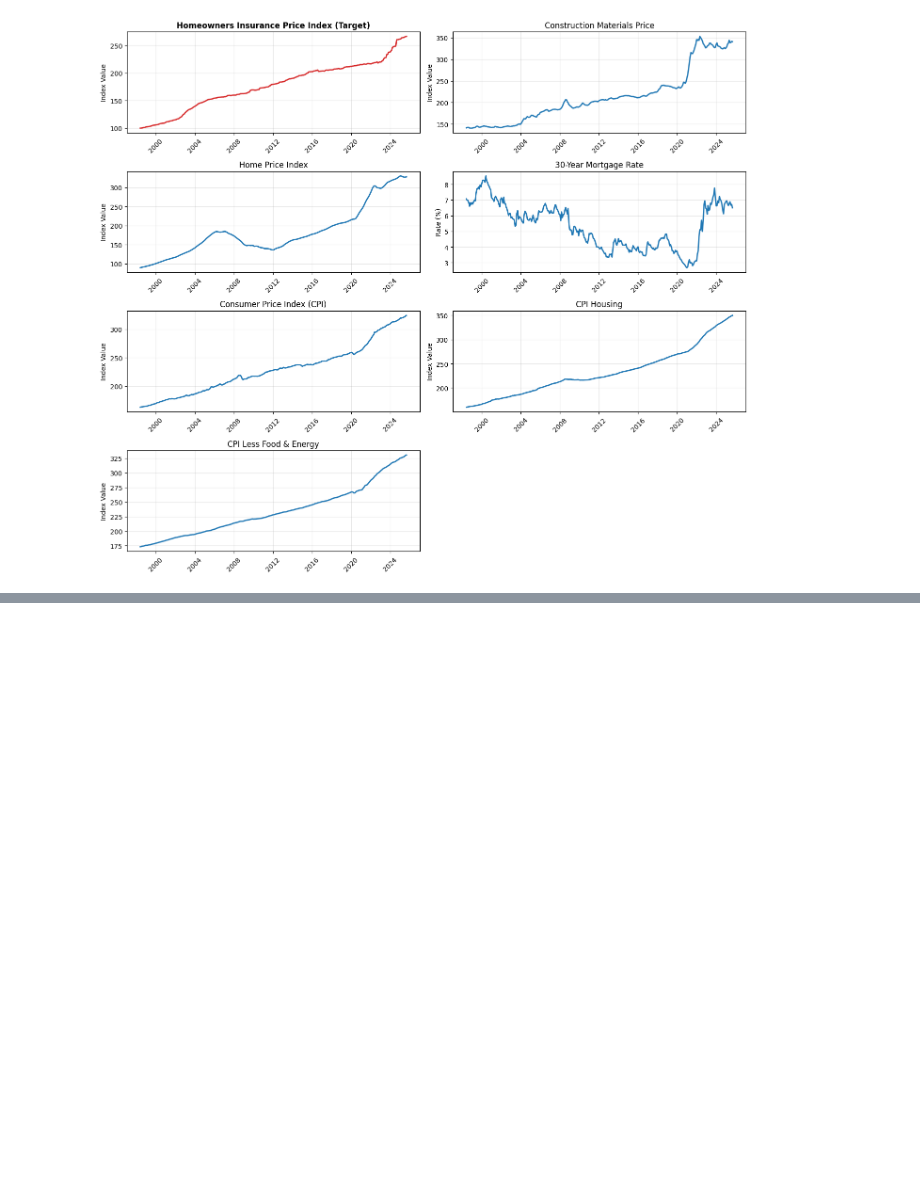
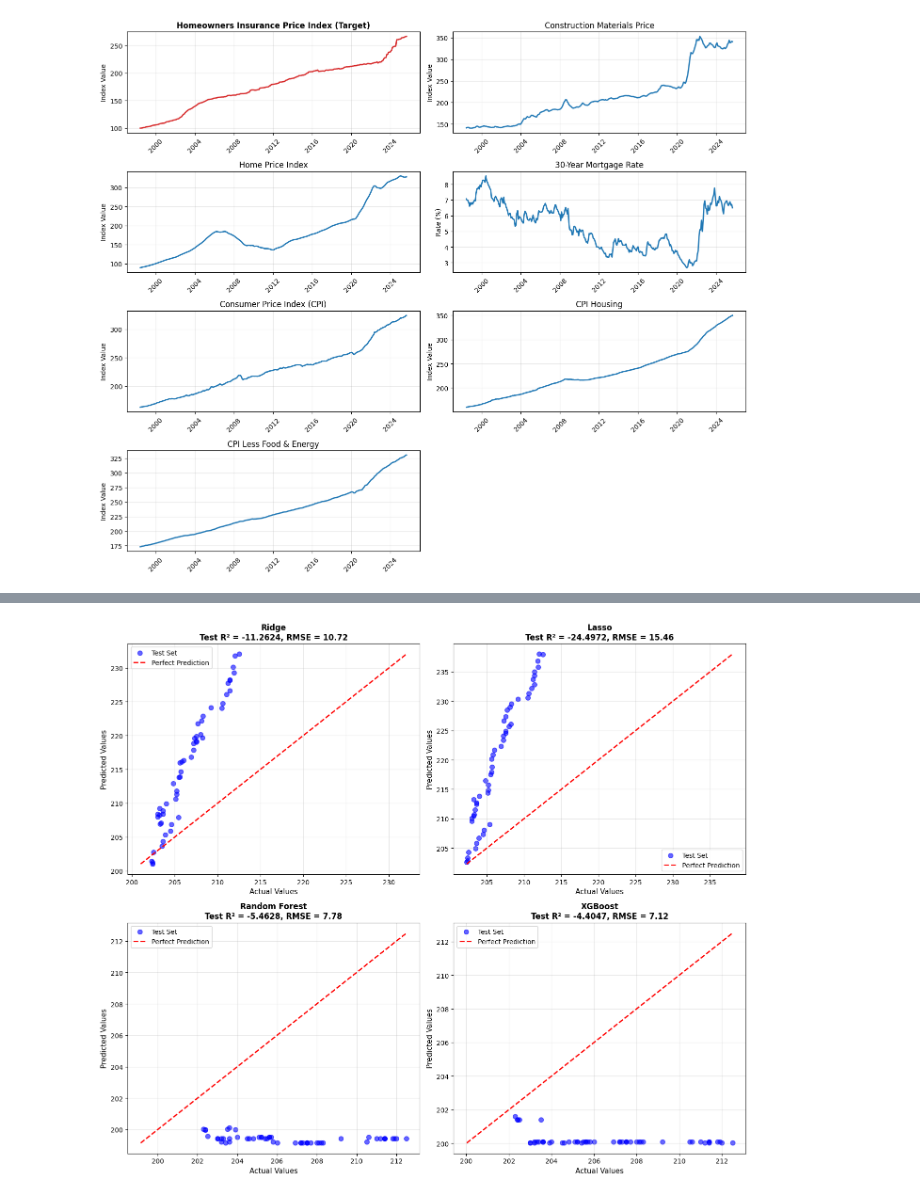
Before and after one commit to jspeers101/ml_training, a Jupyter notebook: ml_test1.ipynb, the cells around one changed output, grey strips where cells are left out. Saved outputs shown, nothing was run; the diff lists cells and outputs as text; code cells hidden in the pictures; blank space fills up the shorter version.

```diff
--- a/ml_test1.ipynb
+++ b/ml_test1.ipynb
@@ -125,13 +126,3 @@ random_seed = 3
 X_train, X_test, y_train, y_test = train_test_split(
     X, y, test_size=0.2, random_state=random_seed, shuffle=False  # shuffle=False to maintain time order
 )
-# %%
-xgb_model = xgb.XGBRegressor(
-    n_estimators=75,        # Number of boosting rounds
-    max_depth=2,             # Maximum tree depth
-    learning_rate=0.02,       # Step size shrinkage
-    random_state=random_seed,
-)
-
-# Train the model
-xgb_model.fit(X_train, y_train)
@@ -215,0 +329,32 @@ plt.show()
+# %%
+# Plot validation results for each model
+fig, axes = plt.subplots(2, 2, figsize=(14, 12))
+axes = axes.flatten()
+
+for idx, (name, preds) in enumerate(predictions.items()):
+    ax = axes[idx]
+
+    # Plot test set predictions
+    ax.scatter(preds['y_test'], preds['y_test_pred'],
+               alpha=0.6, s=50, label='Test Set', color='blue')
+
+    # Plot perfect prediction line
+    min_val = min(preds['y_test'].min(), preds['y_test_pred'].min())
+    max_val = max(preds['y_test'].max(), preds['y_test_pred'].max())
+    ax.plot([min_val, max_val], [min_val, max_val],
+            'r--', lw=2, label='Perfect Prediction')
+
+    # Get metrics for this model
+    model_metrics = results_df[results_df['Model'] == name].iloc[0]
+
+    ax.set_xlabel('Actual Values', fontsize=11)
+    ax.set_ylabel('Predicted Values', fontsize=11)
+    ax.set_title(f'{name}\nTest R² = {model_metrics["Test R²"]:.4f}, RMSE = {model_metrics["Test RMSE"]:.2f}',
+                 fontweight='bold')
+    ax.legend()
+    ax.grid(alpha=0.3)
+
+plt.tight_layout()
+plt.show()
+# %% [output]
+[figure, added]
```
Also changed, not shown: parts of 10 cells of this notebook.
